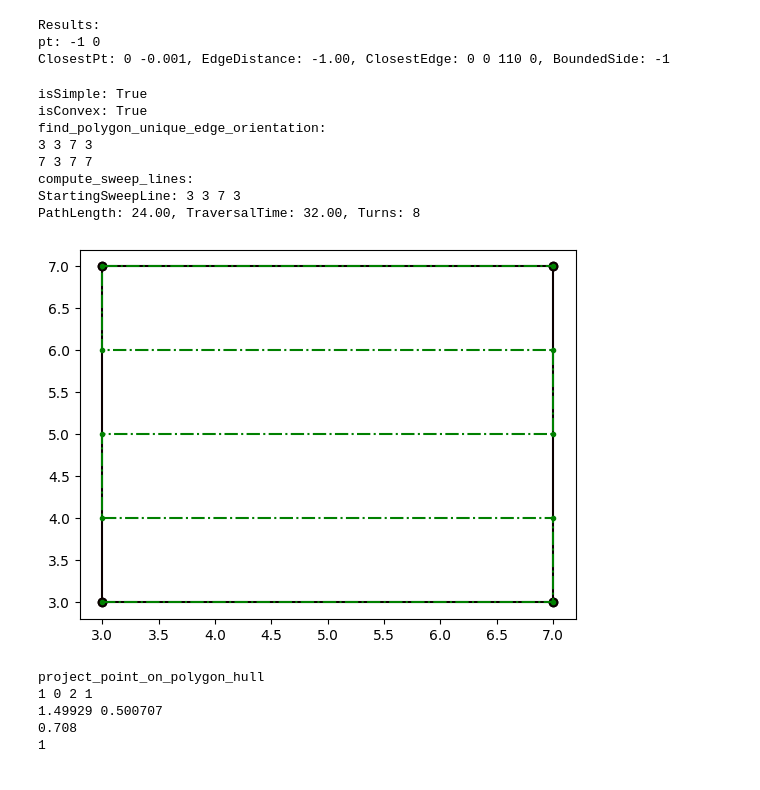
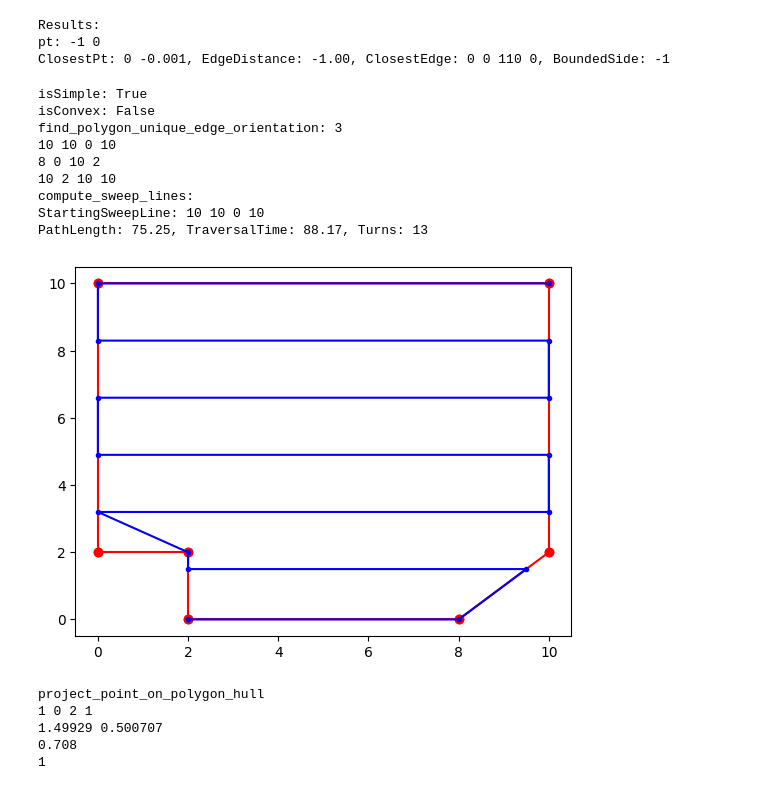
Before and after one commit to dringakn/ROSExamples, a Jupyter notebook: script/cgal_playground.ipynb, the cells around one changed output. Drawn from its saved outputs; the diff is of its cells as text; code cells hidden in the pictures.

Commit message:
Polygon Analysis

```diff
--- a/script/cgal_playground.ipynb
+++ b/script/cgal_playground.ipynb
@@ -1047,45 +1047,47 @@ def optimal_sweep_edge(pg: Polygon_2):
 #     print (apply_affine_translation(d, Vector_2(dir.dx(), dir.dy())))
 
 # orientation(lst[0], lst[1])
 # result, path = calculate_shortest_path(g, start, goal)
 # plot_vis_graph_path(plt.gca(), path, '--go')
 
 # print(apply_affine_translation(Segment_2(Point_2(0,0), Point_2(10,0)), Vector_2(0, 5)))
 
-pgx = pg2
+pgx = pg4
 print(f"isSimple: {pgx.is_simple()}")
 print(f"isConvex: {pgx.is_convex()}")
 dirs = find_polygon_unique_edge_orientation(pgx)
-print(f"find_polygon_unique_edge_orientation:")
+print(f"find_polygon_unique_edge_orientation: {len(dirs)}")
 for dir in dirs:
     print(dir)
 
 g = create_visbility_graph(pgx)
-plot_vis_graph(g, plt.gca())
+# plot_vis_graph(g, plt.gca())
+plot_cgal_polygon2(pgx, plt.gca())
 print(f"compute_sweep_lines:")
-result, sweeps = compute_sweep_lines(pgx, dirs[0], 1, False)
+result, sweeps = compute_sweep_lines(pgx, dirs[0], 1.7, True)
 if result:
     # print(f"Sweeps:")
     # for sweep in sweeps:
     #     print(sweep)
         # plot_cgal_segment2(sweep, plt.gca(), "--r.")
     waypoints, path_length, path_time = compute_waypoints(pgx, g, sweeps, 1, 1, 0.001)
     print(f"PathLength: {path_length:0.2f}, TraversalTime: {path_time:0.2f}, Turns: {len(waypoints)-2}")
     if len(waypoints) > 1:
     #     print(f"Waypoints:")
     #     for wp in waypoints:
     #         print(wp)
-        plot_cgal_waypoints(waypoints, plt.gca(), "-.g.")
+        plot_cgal_waypoints(waypoints, plt.gca(), "-b.")
 # %% [output]
 isSimple: True
-isConvex: True
-find_polygon_unique_edge_orientation:
-3 3 7 3
-7 3 7 7
+isConvex: False
+find_polygon_unique_edge_orientation: 3
+10 10 0 10
+8 0 10 2
+10 2 10 10
 compute_sweep_lines:
-StartingSweepLine: 3 3 7 3
-PathLength: 24.00, TraversalTime: 32.00, Turns: 8
+StartingSweepLine: 10 10 0 10
+PathLength: 75.25, TraversalTime: 88.17, Turns: 13
-[figure, old version]
+[figure, new version]
 # %%
 # Display properties
 # plot_cgal_polygon2(pg1, plt.gca())
```
Also changed, not shown: parts of 3 cells of this notebook, 17 other files.
